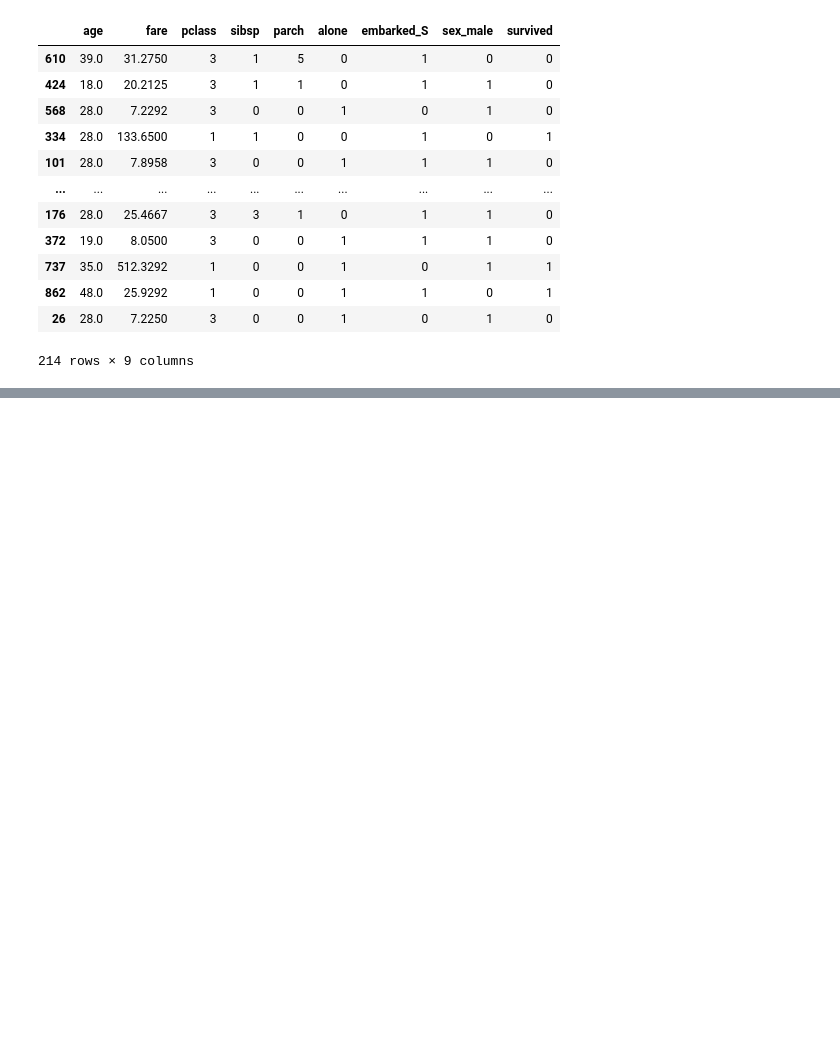
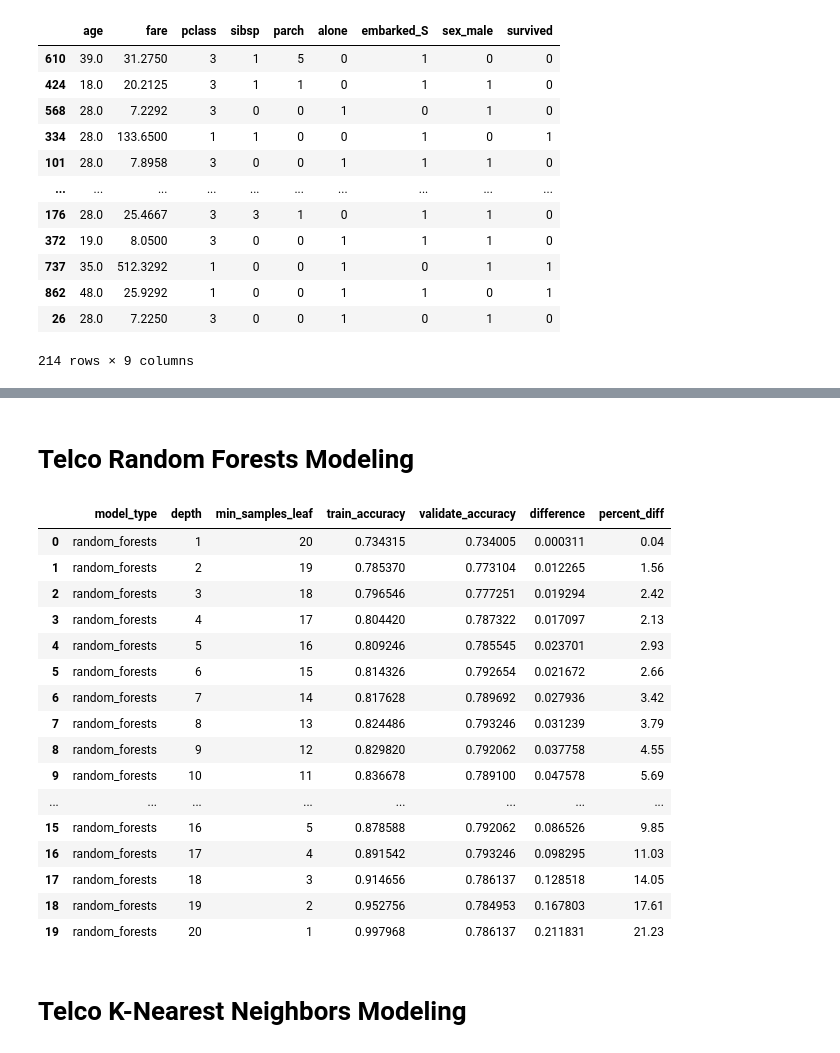
Before and after one commit to KyleTaylorGreen/classification-exercises, a Jupyter notebook: model.ipynb, the cells around one changed output, grey strips where cells are left out. Saved outputs shown, nothing was run; the diff lists cells and outputs as text; code cells hidden in the pictures; blank space fills up the shorter version.

```diff
--- a/model.ipynb
+++ b/model.ipynb
@@ -430,0 +703,18 @@ result_info.by_min_smp_leaf_gtr_than(3)
+# %%
+telco_df, categories, quant_cols = prepare.acquire_prep_telco()
+target_var = 'churn'
+telco_df['monthly_tenure_ratio'] = telco_df['monthly_charges'] / telco_df['tenure']
+#telco_df['total_monthly_product'] = telco_df['total_charges'] * telco_df['monthly_charges']
+#telco_df['total_tenure_squared'] = (telco_df['total_charges'] * telco_df['tenure']) **2
+telco_df['senior_partner_dependent'] = telco_df[['senior_citizen', 'partner', 'dependents']].apply(lambda x: x.sum(), axis=1)
+
+
+
+# removing outliers from training to see if it improves model accuracy
+train, validate, test = split.train_validate_test_split(telco_df, target_var)
+#train = prepare.remove_outliers(2.5, quant_cols, train)
+baseline = (train.churn==0).mean()
+
+train = exploration.dataset_reduction(train, target_var, categories, quant_cols)
+validate = validate[train.columns]
+telco_df
@@ -430,0 +752,3 @@ result_info.by_min_smp_leaf_gtr_than(3)
+# %%
+md.Results.baseline = baseline
+baseline
@@ -430,0 +759,5 @@ result_info.by_min_smp_leaf_gtr_than(3)
+# %%
+md.Results.all_instances = []
+results, reports = md.decision_tree(train, validate, test, target_var, loop=True, depth=10)
+dec_tree_df = md.Results(results, reports, target_var)
+dec_tree_df.summary
@@ -430,0 +776,26 @@ result_info.by_min_smp_leaf_gtr_than(3)
+# %% [markdown]
+# Telco Random Forests Modeling
+# %%
+results, reports = md.random_forests(train, validate, test, target_var, min_sample_leaf=1, depth=20, inverse=True )
+rf_df = md.Results(results, reports, target_var)
+rf_df.summary
+# %% [output]
+|  | model_type | depth | min_samples_leaf | train_accuracy | validate_accuracy | difference | percent_diff |
+| 0 | random_forests | 1 | 20 | 0.734315 | 0.734005 | 0.000311 | 0.04 |
+| 1 | random_forests | 2 | 19 | 0.785370 | 0.773104 | 0.012265 | 1.56 |
+| 2 | random_forests | 3 | 18 | 0.796546 | 0.777251 | 0.019294 | 2.42 |
+| 3 | random_forests | 4 | 17 | 0.804420 | 0.787322 | 0.017097 | 2.13 |
+| 4 | random_forests | 5 | 16 | 0.809246 | 0.785545 | 0.023701 | 2.93 |
+| 5 | random_forests | 6 | 15 | 0.814326 | 0.792654 | 0.021672 | 2.66 |
+| 6 | random_forests | 7 | 14 | 0.817628 | 0.789692 | 0.027936 | 3.42 |
+| 7 | random_forests | 8 | 13 | 0.824486 | 0.793246 | 0.031239 | 3.79 |
+| 8 | random_forests | 9 | 12 | 0.829820 | 0.792062 | 0.037758 | 4.55 |
+| 9 | random_forests | 10 | 11 | 0.836678 | 0.789100 | 0.047578 | 5.69 |
+| ... | ... | ... | ... | ... | ... | ... | ... |
+| 15 | random_forests | 16 | 5 | 0.878588 | 0.792062 | 0.086526 | 9.85 |
+| 16 | random_forests | 17 | 4 | 0.891542 | 0.793246 | 0.098295 | 11.03 |
+| 17 | random_forests | 18 | 3 | 0.914656 | 0.786137 | 0.128518 | 14.05 |
+| 18 | random_forests | 19 | 2 | 0.952756 | 0.784953 | 0.167803 | 17.61 |
+| 19 | random_forests | 20 | 1 | 0.997968 | 0.786137 | 0.211831 | 21.23 |
+# %% [markdown]
+# Telco K-Nearest Neighbors Modeling
```
Also changed, not shown: parts of 116 cells of this notebook, 3 other files.
